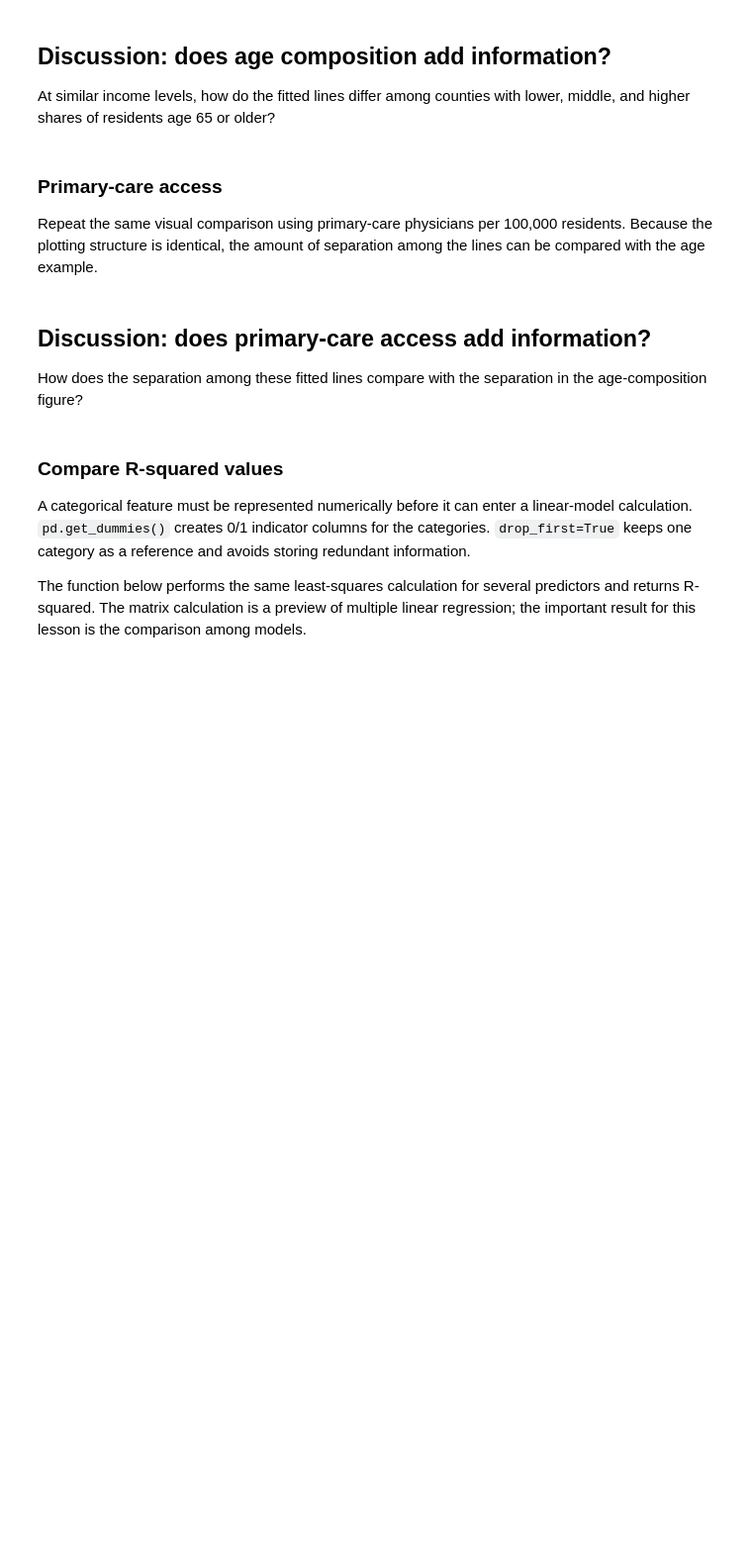
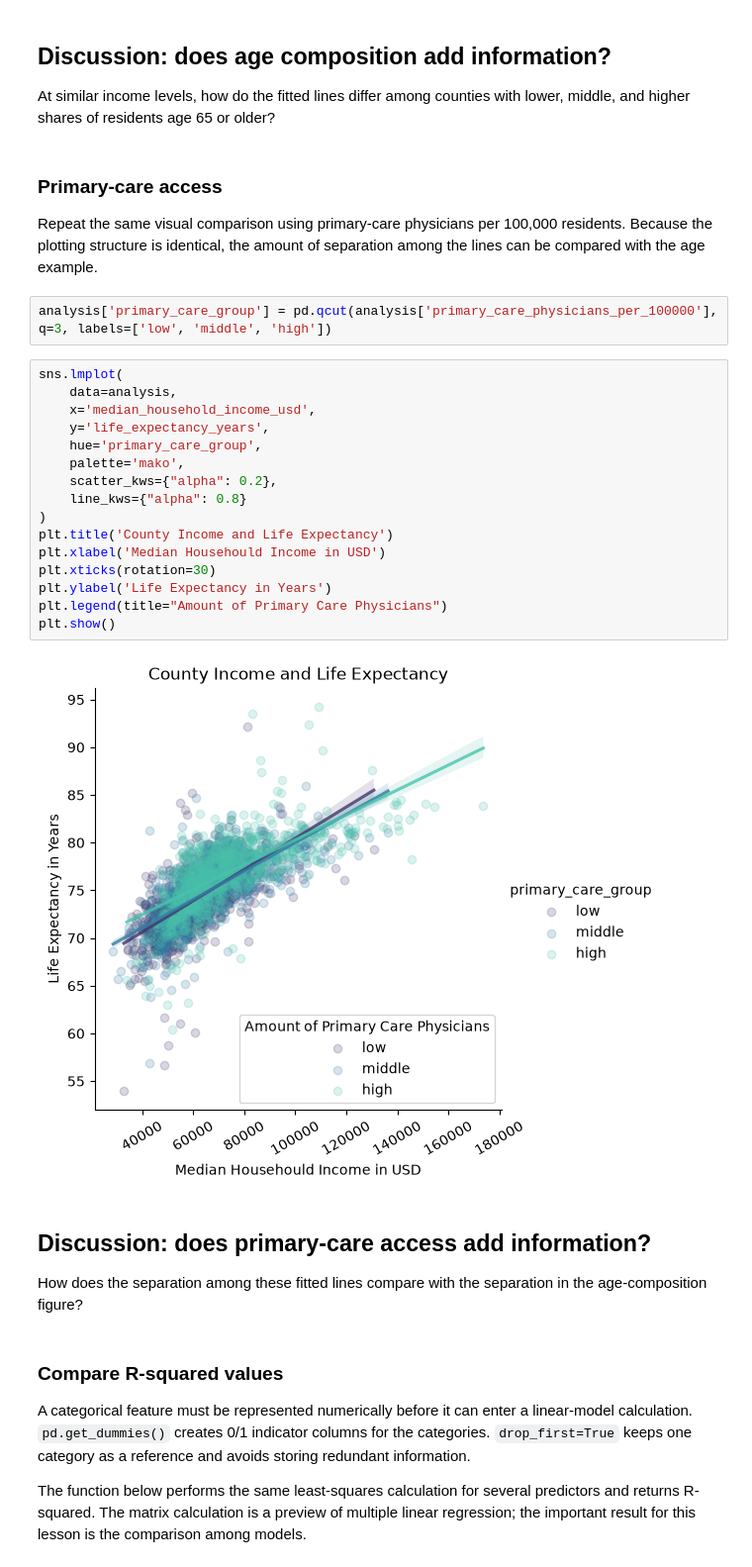
Before and after one commit to TagoeDev/Data_Visualization_and_Modeling_Campus, a Jupyter notebook: week03/lecture/Lecture - Relationships Between Quantitative Features.ipynb, the cells around one changed output. Shown at 99% size. Cells and saved outputs as stored; diff of their text form; blank space fills up the shorter version.

```diff
--- a/week03/lecture/Lecture - Relationships Between Quantitative Features.ipynb
+++ b/week03/lecture/Lecture - Relationships Between Quantitative Features.ipynb
@@ -262,6 +414,26 @@ At similar income levels, how do the fitted lines differ among counties with low
 ### Primary-care access
 
 Repeat the same visual comparison using primary-care physicians per 100,000 residents. Because the plotting structure is identical, the amount of separation among the lines can be compared with the age example.
+# %%
+analysis['primary_care_group'] = pd.qcut(analysis['primary_care_physicians_per_100000'], q=3, labels=['low', 'middle', 'high'])
+# %%
+sns.lmplot(
+    data=analysis,
+    x='median_household_income_usd',
+    y='life_expectancy_years',
+    hue='primary_care_group',
+    palette='mako',
+    scatter_kws={"alpha": 0.2},
+    line_kws={"alpha": 0.8}
+)
+plt.title('County Income and Life Expectancy')
+plt.xlabel('Median Househould Income in USD')
+plt.xticks(rotation=30)
+plt.ylabel('Life Expectancy in Years')
+plt.legend(title="Amount of Primary Care Physicians")
+plt.show()
+# %% [output]
+[figure, added]
 # %% [markdown]
 ## Discussion: does primary-care access add information?
 
```
Also changed, not shown: parts of 31 cells of this notebook, 1 other file.
